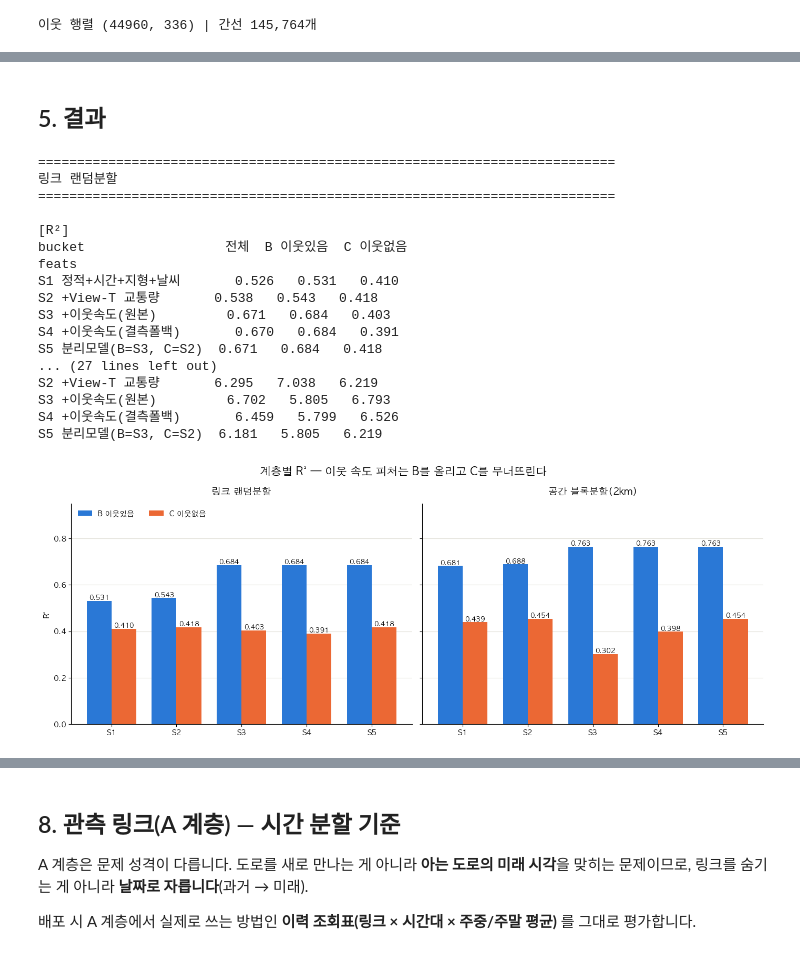
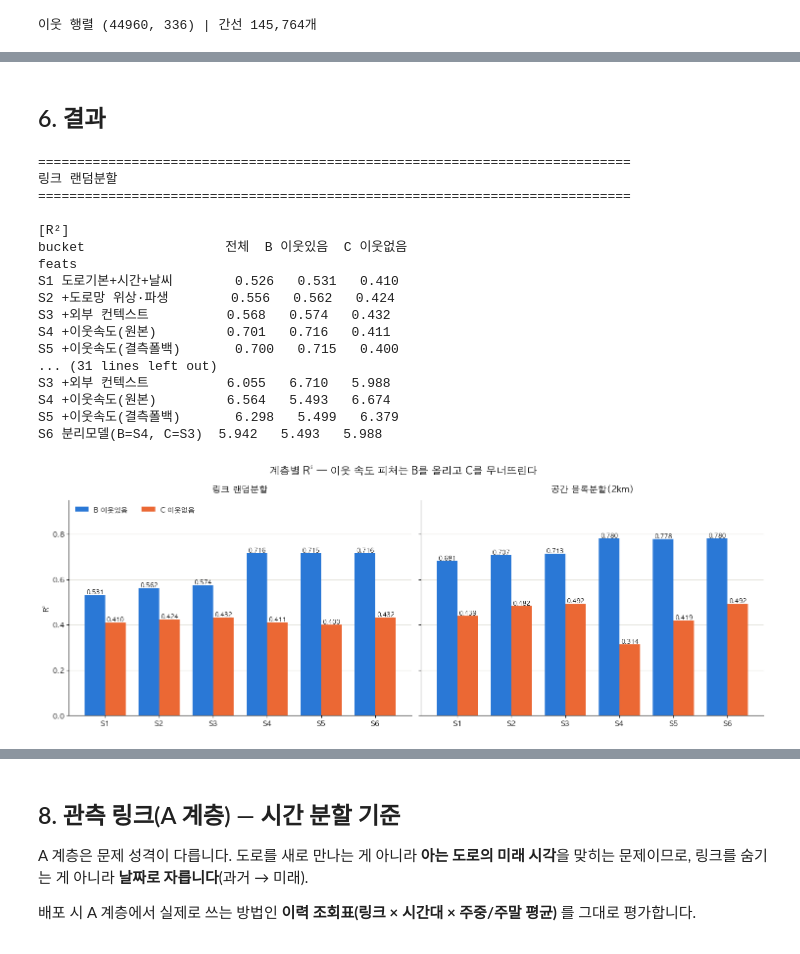
Before and after one commit to ejjunm/seoul-eco-routing, a Jupyter notebook: notebooks/13_tier_split_evaluation.ipynb, the cells around one changed output, grey strips where cells are left out. Drawn from its saved outputs; the diff is of its cells as text; code cells hidden in the pictures.

```diff
--- a/notebooks/13_tier_split_evaluation.ipynb
+++ b/notebooks/13_tier_split_evaluation.ipynb
@@ -420,12 +436,11 @@ def run_split(split_name, groups):
                                       num_leaves=63, random_state=RANDOM_STATE, verbosity=-1, n_jobs=-1)
             model.fit(df[cols].iloc[tr], df[TARGET].values[tr], categorical_feature=CAT_COLS)
             preds[name] = model.predict(df[cols].iloc[te])
-            if name.startswith("S3") and importance is None:
+            if name.startswith("S4") and importance is None:
                 importance = pd.DataFrame({"feature": model.feature_name_,
                                            "gain": model.booster_.feature_importance("gain")})
 
-        preds["S5 분리모델(B=S3, C=S2)"] = np.where(te_has_nb, preds["S3 +이웃속도(원본)"],
-                                                 preds["S2 +View-T 교통량"])
+        preds[SPLIT_MODEL] = np.where(te_has_nb, preds["S4 +이웃속도(원본)"], preds["S3 +외부 컨텍스트"])
 
         for name, pred in preds.items():
             for bucket, mask in [("전체", np.ones(len(te), bool)),
@@ -440,9 +455,10 @@ def run_split(split_name, groups):
     return pd.DataFrame(records), importance
 
 
+block_name = f"공간 블록분할({BLOCK_SIZE_M//1000}km)"
 res_random, imp_random = run_split("링크 랜덤분할", df["LINK_ID"].values)
-res_block, _ = run_split(f"공간 블록분할({BLOCK_SIZE_M//1000}km)", df["block"].values)
+res_block, _ = run_split(block_name, df["block"].values)
 results = pd.concat([res_random, res_block], ignore_index=True)
-results.to_csv(INTERIM_DIR / "nb13_results.csv", index=False)
-print("저장:", INTERIM_DIR / "nb13_results.csv")
+results.to_csv(CACHE_DIR / "nb13_results.csv", index=False)
+print("저장:", CACHE_DIR / "nb13_results.csv")
 # %% [output]
@@ -456,61 +472,59 @@ print("저장:", INTERIM_DIR / "nb13_results.csv")
 # %% [markdown]
-## 5. 결과
+## 6. 결과
 # %%
+ALL_SETS = list(FEATURE_SETS) + [SPLIT_MODEL]
 agg = results.groupby(["split", "bucket", "feats"])[["r2", "mae"]].mean().round(3)
 for split in results["split"].unique():
-    print(f"\n{'='*74}\n{split}\n{'='*74}")
+    print(f"\n{'='*76}\n{split}\n{'='*76}")
     sub = agg.loc[split]
-    pivot_r2 = sub["r2"].unstack(0).reindex(columns=["전체", "B 이웃있음", "C 이웃없음"])
-    pivot_mae = sub["mae"].unstack(0).reindex(columns=["전체", "B 이웃있음", "C 이웃없음"])
-    print("\n[R²]");  print(pivot_r2.to_string())
-    print("\n[MAE km/h]"); print(pivot_mae.to_string())
+    print("\n[R²]")
+    print(sub["r2"].unstack(0).reindex(index=ALL_SETS, columns=["전체", "B 이웃있음", "C 이웃없음"]).to_string())
+    print("\n[MAE km/h]")
+    print(sub["mae"].unstack(0).reindex(index=ALL_SETS, columns=["전체", "B 이웃있음", "C 이웃없음"]).to_string())
 # %% [output]
-==========================================================================
+============================================================================
 링크 랜덤분할
-==========================================================================
+============================================================================
 
 [R²]
 bucket                  전체  B 이웃있음  C 이웃없음
 feats
-S1 정적+시간+지형+날씨       0.526   0.531   0.410
-S2 +View-T 교통량       0.538   0.543   0.418
-S3 +이웃속도(원본)         0.671   0.684   0.403
-S4 +이웃속도(결측폴백)       0.670   0.684   0.391
-S5 분리모델(B=S3, C=S2)  0.671   0.684   0.418
-... (27 lines left out)
-S2 +View-T 교통량       6.295   7.038   6.219
-S3 +이웃속도(원본)         6.702   5.805   6.793
-S4 +이웃속도(결측폴백)       6.459   5.799   6.526
-S5 분리모델(B=S3, C=S2)  6.181   5.805   6.219
+S1 도로기본+시간+날씨        0.526   0.531   0.410
+S2 +도로망 위상·파생        0.556   0.562   0.424
+S3 +외부 컨텍스트          0.568   0.574   0.432
+S4 +이웃속도(원본)         0.701   0.716   0.411
+S5 +이웃속도(결측폴백)       0.700   0.715   0.400
+... (31 lines left out)
+S3 +외부 컨텍스트          6.055   6.710   5.988
+S4 +이웃속도(원본)         6.564   5.493   6.674
+S5 +이웃속도(결측폴백)       6.298   5.499   6.379
+S6 분리모델(B=S4, C=S3)  5.942   5.493   5.988
 # %%
-block_name = f"공간 블록분할({BLOCK_SIZE_M//1000}km)"
-fig, axes = plt.subplots(1, 2, figsize=(14, 5.4), sharey=True)
+fig, axes = plt.subplots(1, 2, figsize=(15, 5.6), sharey=True)
 
 for ax, split in zip(axes, ["링크 랜덤분할", block_name]):
     sub = agg.loc[split, "r2"].unstack(0)
-    sets = list(FEATURE_SETS) + ["S5 분리모델(B=S3, C=S2)"]
-    x = np.arange(len(sets))
+    x = np.arange(len(ALL_SETS))
     w = 0.38
-    ax.bar(x - w/2, sub.loc[sets, "B 이웃있음"], w, label="B 이웃있음", color=COLOR_B)
-    ax.bar(x + w/2, sub.loc[sets, "C 이웃없음"], w, label="C 이웃없음", color=COLOR_C)
-    for xi, s in zip(x, sets):
+    ax.bar(x - w/2, sub.loc[ALL_SETS, "B 이웃있음"], w, label="B 이웃있음", color=COLOR_B)
+    ax.bar(x + w/2, sub.loc[ALL_SETS, "C 이웃없음"], w, label="C 이웃없음", color=COLOR_C)
+    for xi, s in zip(x, ALL_SETS):
         ax.text(xi - w/2, sub.loc[s, "B 이웃있음"], f"{sub.loc[s,'B 이웃있음']:.3f}",
-                ha="center", va="bottom", fontsize=9, fontweight="bold")
+                ha="center", va="bottom", fontsize=8.5, fontweight="bold")
         ax.text(xi + w/2, sub.loc[s, "C 이웃없음"], f"{sub.loc[s,'C 이웃없음']:.3f}",
-                ha="center", va="bottom", fontsize=9, fontweight="bold")
-    ax.set_xticks(x, [s.split()[0] for s in sets])
+                ha="center", va="bottom", fontsize=8.5, fontweight="bold")
+    ax.set_xticks(x, [s.split()[0] for s in ALL_SETS])
     ax.set_title(split, fontsize=13, fontweight="bold", pad=12)
     ax.spines[["top", "right"]].set_visible(False)
     ax.grid(axis="y", color="#e1e0d9", linewidth=0.8)
     ax.set_axisbelow(True)
 
 axes[0].set_ylabel("R²")
 axes[0].legend(frameon=False, ncols=2, loc="upper left")
 axes[0].set_ylim(0, 0.95)
-fig.suptitle("계층별 R² — 이웃 속도 피처는 B를 올리고 C를 무너뜨린다",
-             fontsize=15, fontweight="bold")
+fig.suptitle("계층별 R² — 이웃 속도 피처는 B를 올리고 C를 무너뜨린다", fontsize=15, fontweight="bold")
 fig.tight_layout()
 fig.savefig(FIG_DIR / "06_tier_bc_r2.png", dpi=220, bbox_inches="tight")
 plt.show()
 # %% [output]
-[figure, old version]
+[figure, new version]
```
Also changed, not shown: parts of 29 cells of this notebook, 3 other files.
